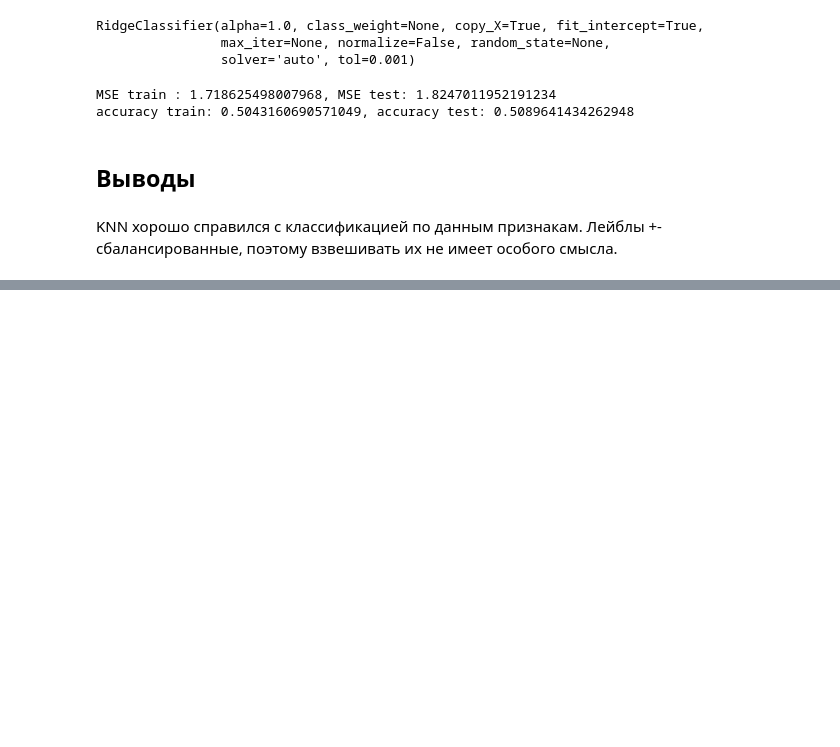
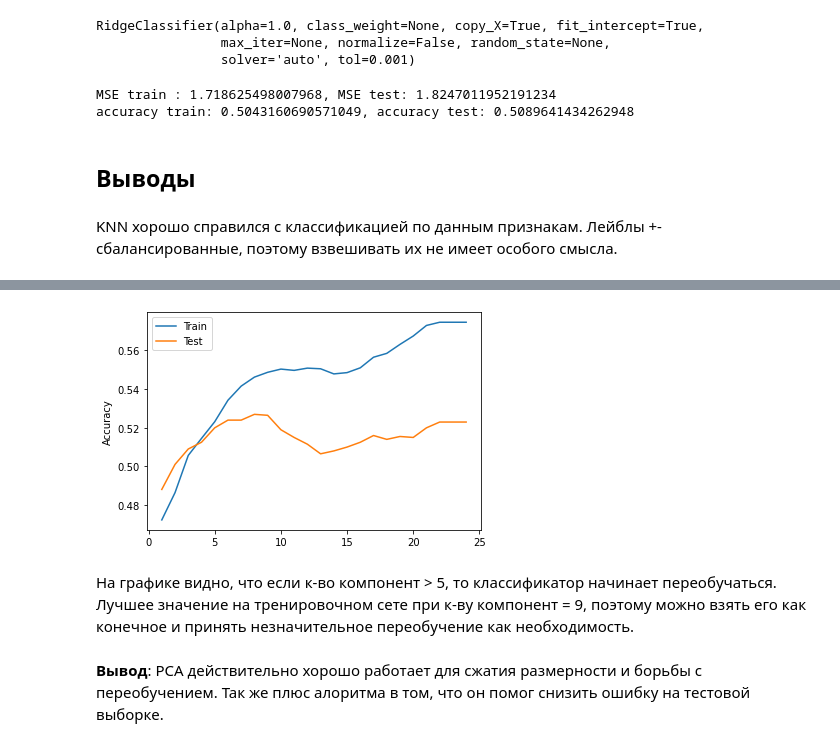
Before and after one commit to aleks73337/Data-Science, a Jupyter notebook: dz_datascience_1.ipynb, the cells around one changed output, grey strips where cells are left out. Drawn from its saved outputs; the diff is of its cells as text; code cells hidden in the pictures; blank space fills up the shorter version.

```diff
--- a/dz_datascience_1.ipynb
+++ b/dz_datascience_1.ipynb
@@ -381,0 +415,4 @@ KNN хорошо справился с классификацией по дан
+# %%
+svm = SVC()
+# %%
+svm.fit(X_train, y_train)
@@ -381,0 +427,12 @@ KNN хорошо справился с классификацией по дан
+# %%
+results = pd.DataFrame(columns = ["Components", "Train_acc", "Test_acc"])
+# results = results.set_index("Components")
+# %%
+for n_comp in range(1, 25):
+    pca = PCA(n_components=n_comp)
+    X_pca = pca.fit_transform(X)
+    X_train, X_test, y_train, y_test = train_test_split(X_pca, y, test_size = 0.25, random_state = 42)
+    svm = SVC()
+    svm.fit(X_train, y_train)
+    comp_result = {"Components": n_comp, "Train_acc" : svm.score(X_train, y_train), "Test_acc" : svm.score(X_test, y_test)}
+    results = results.append(comp_result, ignore_index=True)
@@ -381,0 +461,12 @@ KNN хорошо справился с классификацией по дан
+# %%
+plt.plot(results.Components, results.Train_acc, label="Train")
+plt.plot(results.Components, results.Test_acc, label = "Test")
+plt.ylabel('Accuracy')
+plt.legend()
+plt.show()
+# %% [output]
+[figure, added]
+# %% [markdown]
+На графике видно, что если к-во компонент > 5, то классификатор начинает переобучаться. Лучшее значение на тренировочном сете при к-ву компонент = 9, поэтому можно взять его как конечное и принять незначительное переобучение как необходимость.
+# %% [markdown]
+<b>Вывод</b>: PCA действительно хорошо работает для сжатия размерности и борьбы с переобучением. Так же плюс алоритма в том, что он помог снизить ошибку на тестовой выборке.
```
Also changed, not shown: parts of 24 cells of this notebook, 2 other files.
